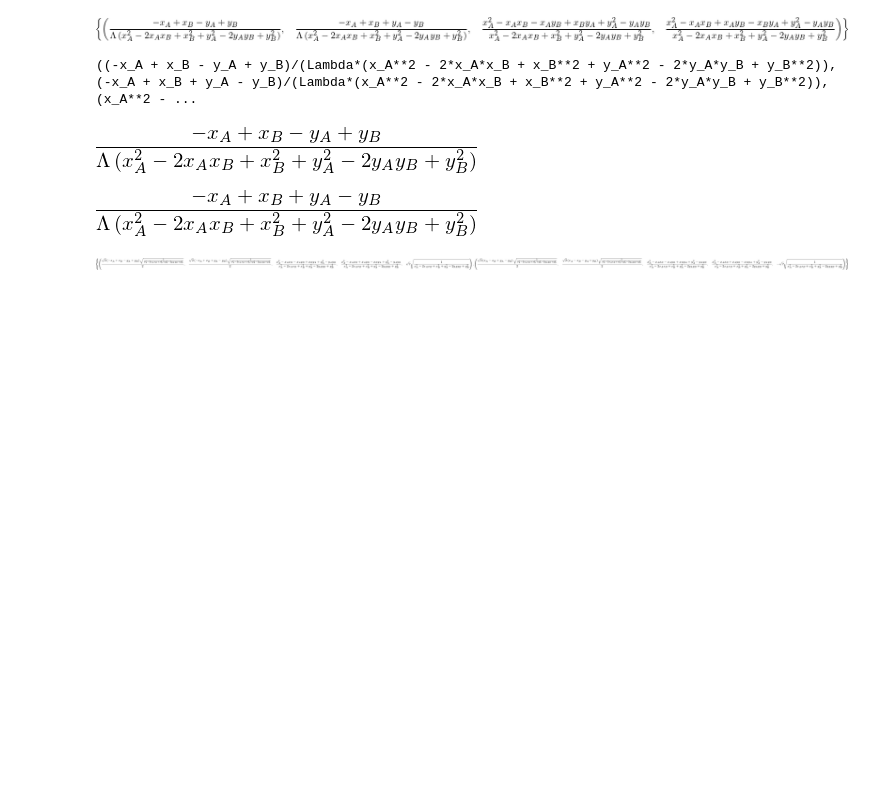
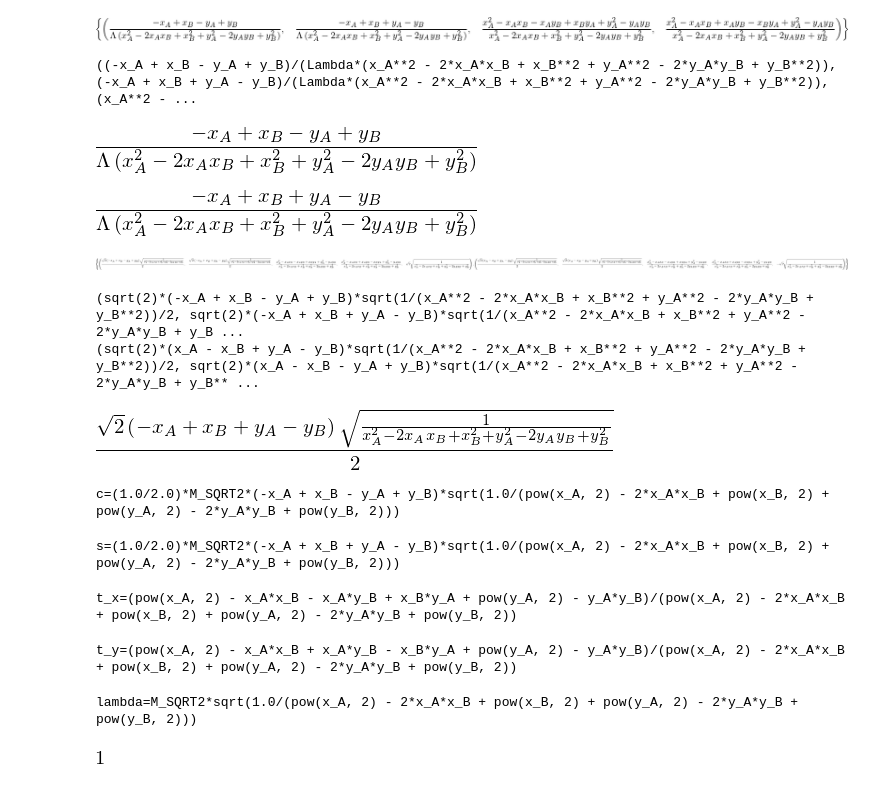
Before and after one commit to alessandro-gentilini/bolles-cain, a Jupyter notebook: quad.ipynb, the cells around one changed output. Cells and saved outputs as stored; diff of their text form; code cells hidden in the pictures; blank space fills up the shorter version.

```diff
--- a/quad.ipynb
+++ b/quad.ipynb
@@ -81,6 +82,42 @@ ss
 # %%
 Eqns2 = [e1[0],e1[1],e2[0]-1,e2[1]-1,s**2+c**2-1]
 # %%
-nonlinsolve(Eqns2,[c, s, t_x, t_y, Lambda])
+sols2=nonlinsolve(Eqns2,[c, s, t_x, t_y, Lambda])
-# %% [output]
-[figure, removed]
+# %%
+sols2
+# %% [output]
+[figure, added]
+# %%
+for q in sols2:
+    print(q)
+# %% [output]
+(sqrt(2)*(-x_A + x_B - y_A + y_B)*sqrt(1/(x_A**2 - 2*x_A*x_B + x_B**2 + y_A**2 - 2*y_A*y_B + y_B**2))/2, sqrt(2)*(-x_A + x_B + y_A - y_B)*sqrt(1/(x_A**2 - 2*x_A*x_B + x_B**2 + y_A**2 - 2*y_A*y_B + y_B ...
+(sqrt(2)*(x_A - x_B + y_A - y_B)*sqrt(1/(x_A**2 - 2*x_A*x_B + x_B**2 + y_A**2 - 2*y_A*y_B + y_B**2))/2, sqrt(2)*(x_A - x_B - y_A + y_B)*sqrt(1/(x_A**2 - 2*x_A*x_B + x_B**2 + y_A**2 - 2*y_A*y_B + y_B** ...
+# %%
+sols2.args[0][1] #https://stackoverflow.com/a/42466446
+# %% [output]
+[figure, added]
+# %%
+print("c="+ccode(sols2.args[0][0]))
+# %% [output]
+c=(1.0/2.0)*M_SQRT2*(-x_A + x_B - y_A + y_B)*sqrt(1.0/(pow(x_A, 2) - 2*x_A*x_B + pow(x_B, 2) + pow(y_A, 2) - 2*y_A*y_B + pow(y_B, 2)))
+# %%
+print("s="+ccode(sols2.args[0][1]))
+# %% [output]
+s=(1.0/2.0)*M_SQRT2*(-x_A + x_B + y_A - y_B)*sqrt(1.0/(pow(x_A, 2) - 2*x_A*x_B + pow(x_B, 2) + pow(y_A, 2) - 2*y_A*y_B + pow(y_B, 2)))
+# %%
+print("t_x="+ccode(sols2.args[0][2]))
+# %% [output]
+t_x=(pow(x_A, 2) - x_A*x_B - x_A*y_B + x_B*y_A + pow(y_A, 2) - y_A*y_B)/(pow(x_A, 2) - 2*x_A*x_B + pow(x_B, 2) + pow(y_A, 2) - 2*y_A*y_B + pow(y_B, 2))
+# %%
+print("t_y="+ccode(sols2.args[0][3]))
+# %% [output]
+t_y=(pow(x_A, 2) - x_A*x_B + x_A*y_B - x_B*y_A + pow(y_A, 2) - y_A*y_B)/(pow(x_A, 2) - 2*x_A*x_B + pow(x_B, 2) + pow(y_A, 2) - 2*y_A*y_B + pow(y_B, 2))
+# %%
+print("lambda="+ccode(sols2.args[0][4]))
+# %% [output]
+lambda=M_SQRT2*sqrt(1.0/(pow(x_A, 2) - 2*x_A*x_B + pow(x_B, 2) + pow(y_A, 2) - 2*y_A*y_B + pow(y_B, 2)))
+# %%
+simplify(sols2.args[0][0]**2+sols2.args[0][1]**2)
+# %% [output]
+[figure, added]
```
Also changed, not shown: parts of 1 cell of this notebook.
